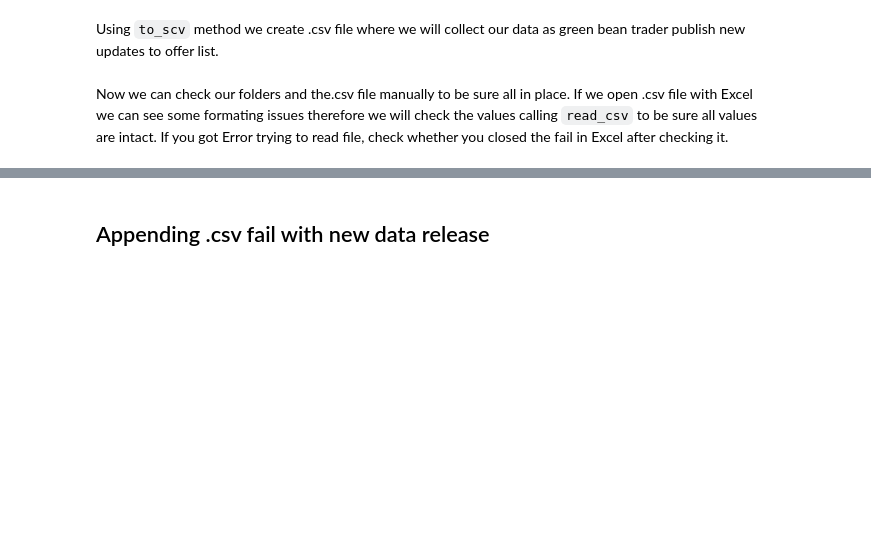
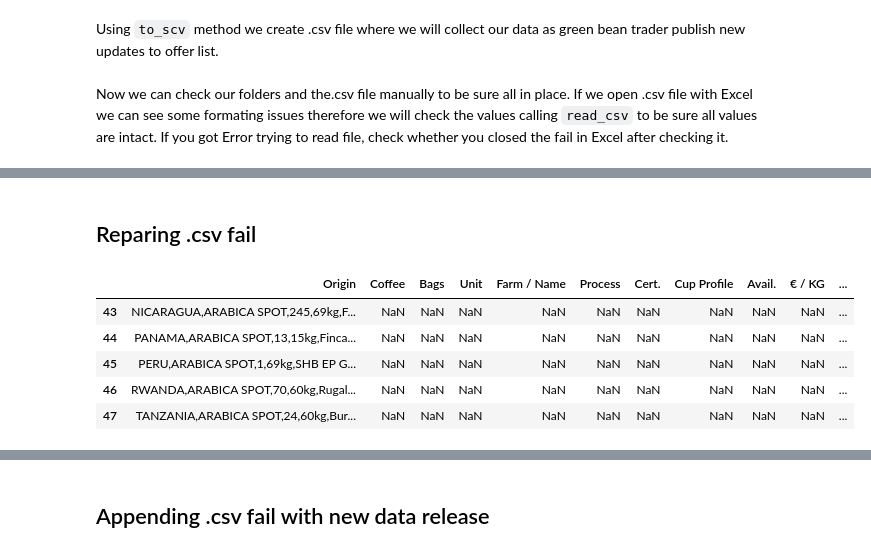
Before and after one commit to yana-d/green-bean-price-tracker, a Jupyter notebook: green-bean-price-tracker.ipynb, the cells around one changed output, grey strips where cells are left out. Saved outputs shown, nothing was run; the diff lists cells and outputs as text; code cells hidden in the pictures; blank space fills up the shorter version.

```diff
--- a/green-bean-price-tracker.ipynb
+++ b/green-bean-price-tracker.ipynb
@@ -326,0 +386,13 @@ pd.read_csv('scraped-data/rehm-offer-list.csv')
+# %% [markdown]
+## Reparing .csv fail
+# %%
+df_read_forteen = pd.read_csv('scraped-data/rehm-offer-list-14.04.2021.csv')
+# %%
+df_read_forteen.tail()
+# %% [output]
+|  | Origin | Coffee | Bags | Unit | Farm / Name | Process | Cert. | Cup Profile | Avail. | € / KG | ... |
+| 43 | NICARAGUA,ARABICA SPOT,245,69kg,F... | NaN | NaN | NaN | NaN | NaN | NaN | NaN | NaN | NaN | ... |
+| 44 | PANAMA,ARABICA SPOT,13,15kg,Finca... | NaN | NaN | NaN | NaN | NaN | NaN | NaN | NaN | NaN | ... |
+| 45 | PERU,ARABICA SPOT,1,69kg,SHB EP G... | NaN | NaN | NaN | NaN | NaN | NaN | NaN | NaN | NaN | ... |
+| 46 | RWANDA,ARABICA SPOT,70,60kg,Rugal... | NaN | NaN | NaN | NaN | NaN | NaN | NaN | NaN | NaN | ... |
+| 47 | TANZANIA,ARABICA SPOT,24,60kg,Bur... | NaN | NaN | NaN | NaN | NaN | NaN | NaN | NaN | NaN | ... |
```
Also changed, not shown: parts of 44 cells of this notebook, 6 other files.
